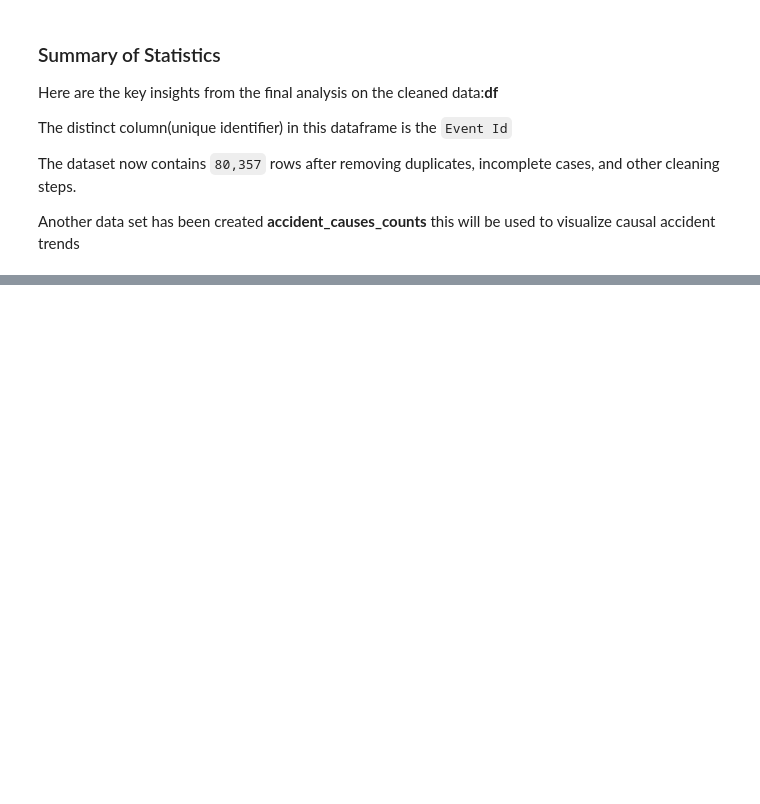
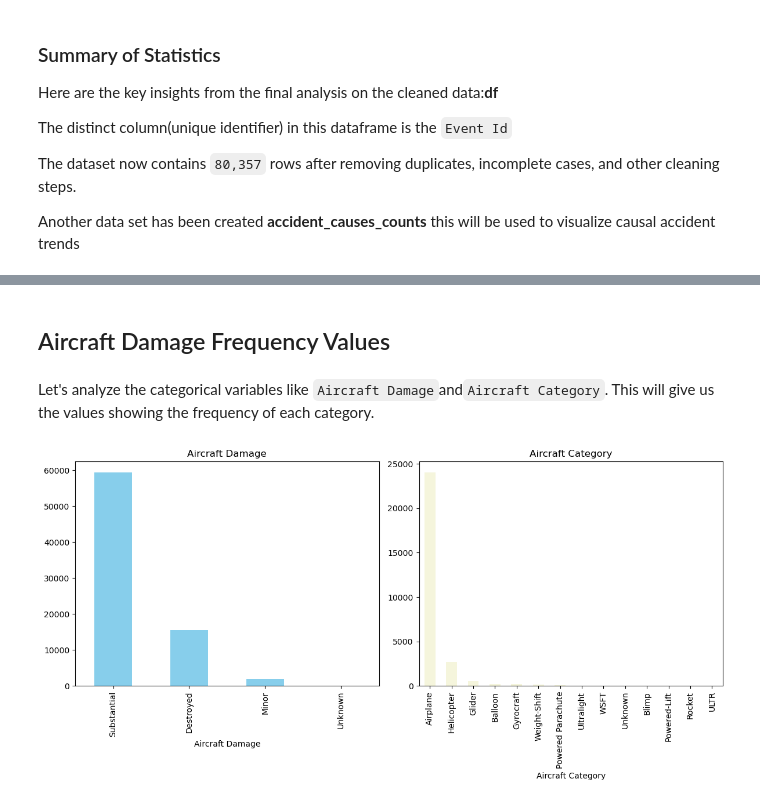
Before and after one commit to She-LoyceTsuma/dsc-phase-1-project-v3, a Jupyter notebook: student.ipynb, the cells around one changed output, grey strips where cells are left out. Cells and saved outputs as stored; diff of their text form; code cells hidden in the pictures; blank space fills up the shorter version.

```diff
--- a/student.ipynb
+++ b/student.ipynb
@@ -137,4 +140,7 @@ Index(['Event Id', 'Investigation Type', 'Accident Number', 'Event Date',
       dtype='object')
+# %%
+#converting column values into title case
+df['Make'] = df['Make'].str.title()
 # %%
 df.info()
 # %% [output]
@@ -280,0 +280,21 @@ plt.show();
+# %% [markdown]
+## Aircraft Damage Frequency Values
+# %% [markdown]
+Let's analyze the categorical variables like `Aircraft Damage`and`Aircraft Category`.
+This will give us the values showing the frequency of each category.
+# %%
+# Bar plots
+plt.figure(figsize=(12, 6))
+
+plt.subplot(1, 2, 1)
+df['Aircraft Damage'].value_counts().plot(kind='bar',color='skyblue')
+plt.title('Aircraft Damage')
+
+plt.subplot(1, 2, 2)
+df['Aircraft Category'].value_counts().plot(kind='bar',color='beige')
+plt.title('Aircraft Category')
+
+plt.tight_layout()
+plt.show();
+# %% [output]
+[figure, added]
```
Also changed, not shown: parts of 23 cells of this notebook.
